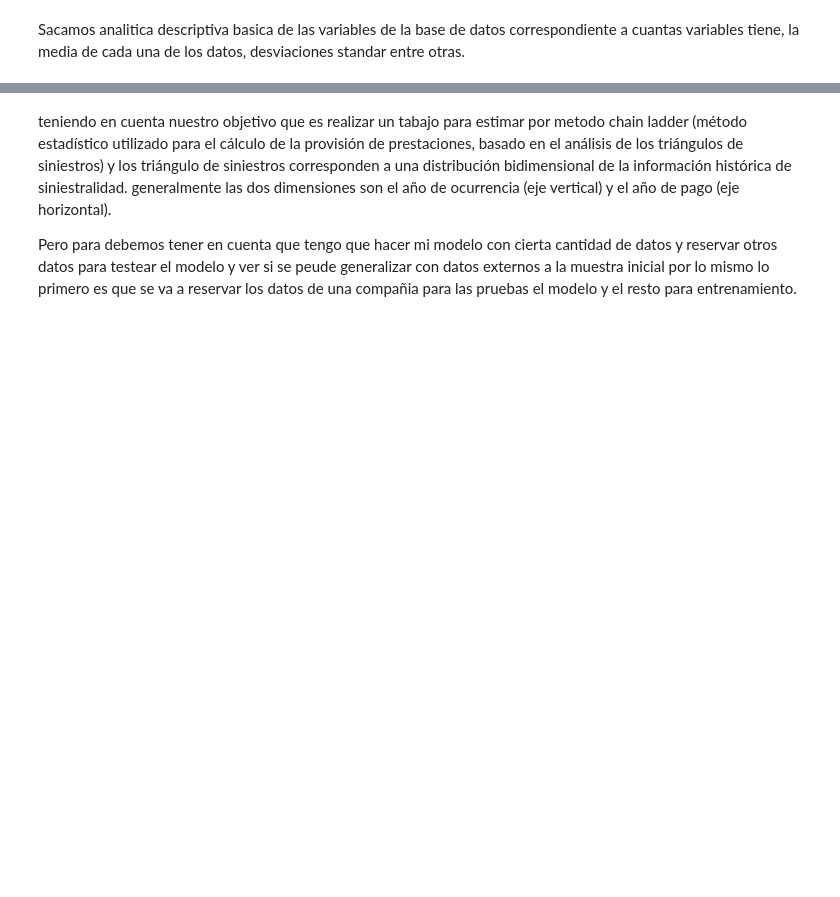
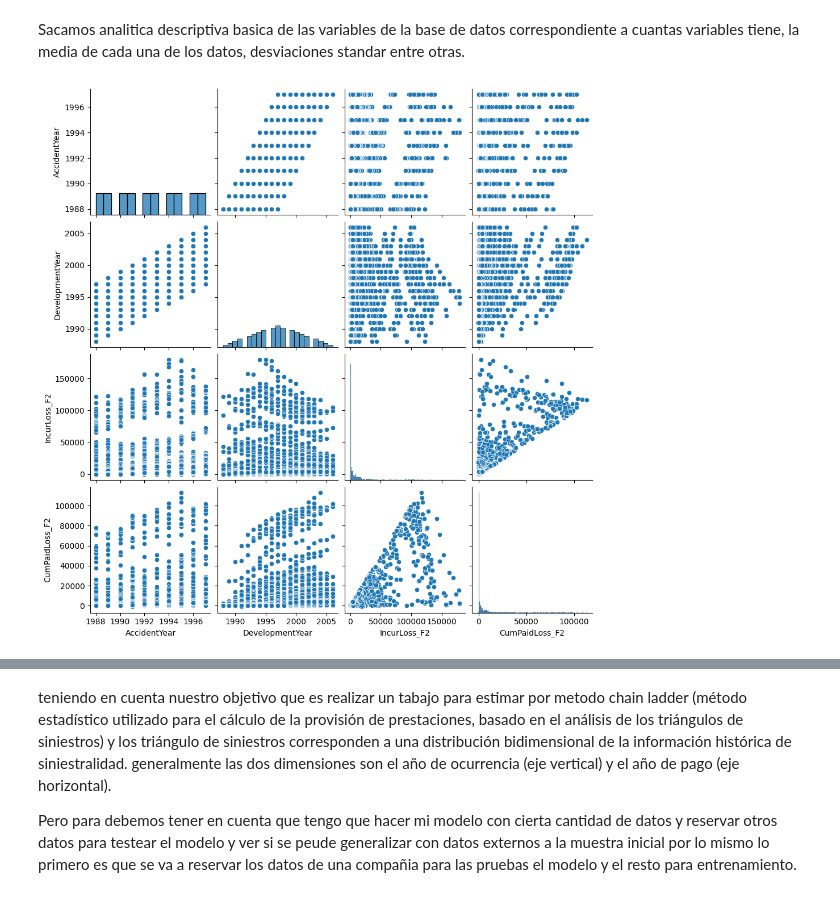
Before and after one commit to OpticalFenixer96/chain.ladder.theorical.research, a Jupyter notebook: CHAIN_LADER.ipynb, the cells around one changed output, grey strips where cells are left out. Drawn from its saved outputs; the diff is of its cells as text; code cells hidden in the pictures; blank space fills up the shorter version.

```diff
--- a/CHAIN_LADER.ipynb
+++ b/CHAIN_LADER.ipynb
@@ -173,2 +195,8 @@ df_ordenado
 # %% [markdown]
 Sacamos analitica descriptiva basica de las variables de la base de datos correspondiente a cuantas variables tiene, la media de cada una de los datos, desviaciones standar entre otras.
+# %%
+# Data visualization
+sns.pairplot(df[['AccidentYear', 'DevelopmentYear', 'IncurLoss_F2', 'CumPaidLoss_F2']])
+plt.show()
+# %% [output]
+[figure, added]
```
Also changed, not shown: parts of 63 cells of this notebook.
